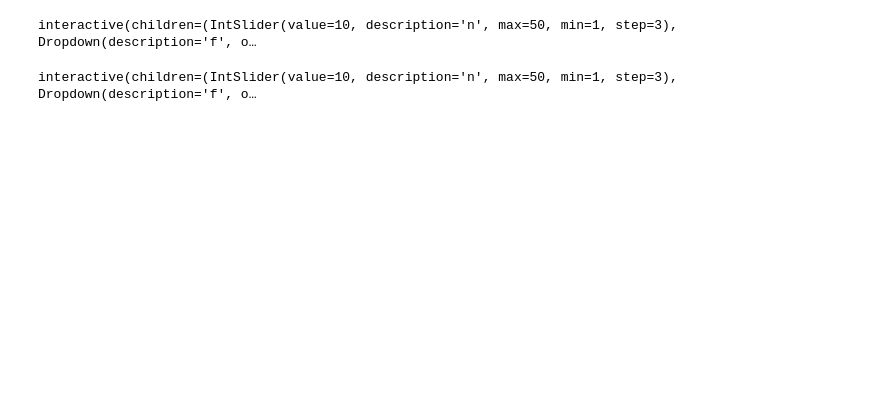
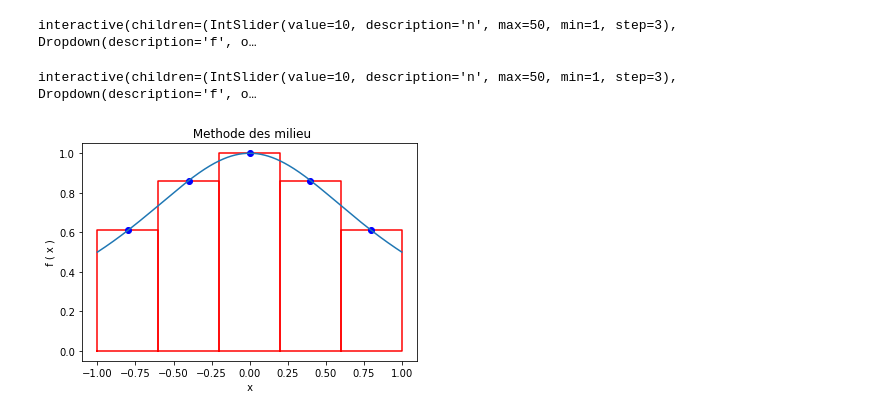
Before and after one commit to RouaZayani/Analyse-Numerique, a Jupyter notebook: Tp3/Tp3.ipynb, the cells around one changed output. Cells and saved outputs as stored; diff of their text form; code cells hidden in the pictures; blank space fills up the shorter version.

```diff
--- a/Tp3/Tp3.ipynb
+++ b/Tp3/Tp3.ipynb
@@ -123,19 +122,31 @@ class PointMilieu(object):
         x=self.x
         y=f(x)
         h = float(x[1] - x[0])
-        s = y[0] + y[-1] + 2.0*sum(y[1:-1])
+        s = 0
+        for i in range(self,n):
+            s=s+f((x[i]+x[i+1])*0.5)
         return h * s
     def Graph(self,f,resolution=1001):
         xl = self.x
         yl = f(xl)
         xlist_fine=np.linspace(self.a, self.b, resolution)
         for i in range(self.n):
+            m=(xl[i]+xl[i+1])/2
             x_rect = [xl[i], xl[i], xl[i+1], xl[i+1], xl[i]] # abscisses des sommets
-            y_rect = [0   , yl[i], yl[i+1]  , 0     , 0   ] # ordonnees des sommets
-            plt.plot(x_rect, y_rect,"m")
+            y_rect = [0   , f(m), f(m)  , 0     , 0   ] # ordonnees des sommets
+            plt.plot(x_rect, y_rect,"r")
+            plt.plot(m,f(m),"bo")
         yflist_fine = f(xlist_fine)
         plt.plot(xlist_fine, yflist_fine)#plot de f(x)
-        plt.plot(xl, yl,"cs")#point support
+        plt.xlabel ( ' x ' )
         plt.ylabel ( ' f ( x ) ' )
-        plt.title ( ' Methode des Trapèzes' )
-        plt.text( 0.5*( self.a+ self.b ) , f(self.b ) , 'I_{} ={:0.8f}'.format(self.n,self.integrate( f ) ) , fontsize =15 )
+        plt.title ( ' Methode des milieu' )
+        #plt.text( 0.5*( self.a+ self.b ) , f(self.b ) , 'I_{} ={:0.8f}'.format(self.n,self.integrate( f ) ) , fontsize =15 )
+# %%
+def simull(n,f):
+    P=PointMilieu(-1,1,n,f)
+    return P.Graph(f)
+# %%
+simull(5,f)
+# %% [output]
+[figure, added]
```
Also changed, not shown: parts of 11 cells of this notebook.
